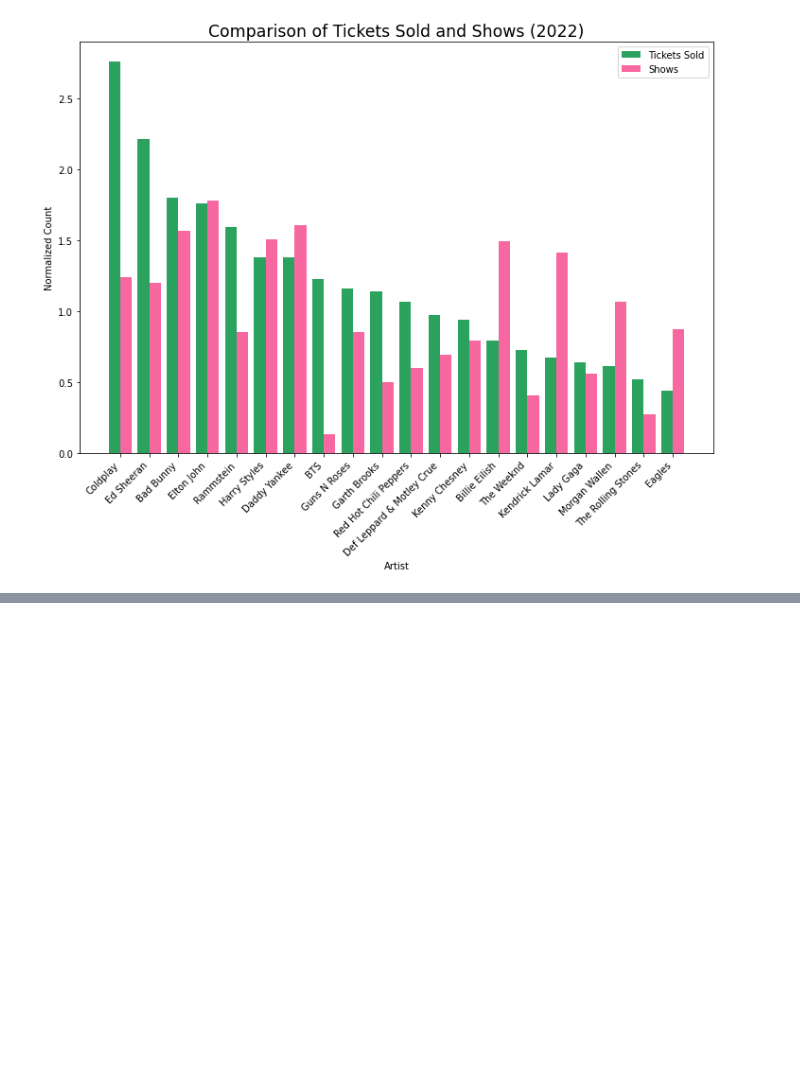
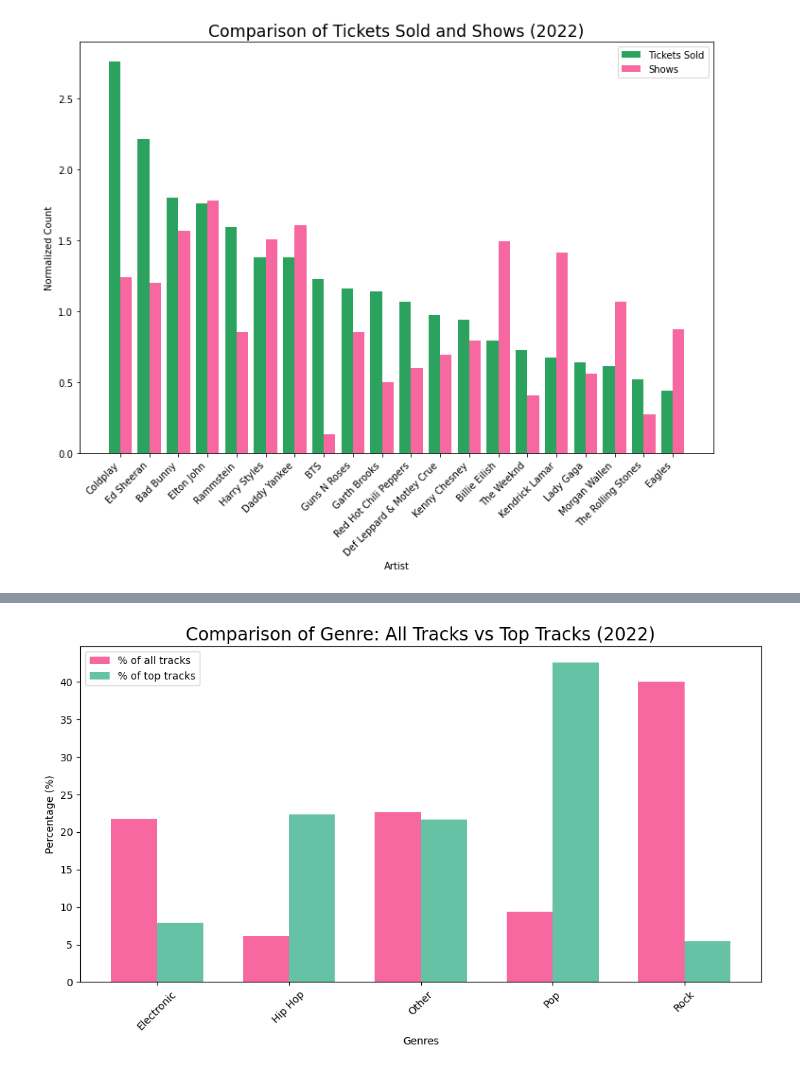
Before and after one commit to DrakeData/MSDS455-The_Show, a Jupyter notebook: Artsy Analysts.ipynb, the cells around one changed output, grey strips where cells are left out. Cells and saved outputs as stored; diff of their text form; code cells hidden in the pictures; blank space fills up the shorter version.

```diff
--- a/Artsy Analysts.ipynb
+++ b/Artsy Analysts.ipynb
@@ -993,0 +1938,35 @@ plt.show()
+# %%
+fig, ax = plt.subplots(figsize=(10, 6))
+
+# Define the width of each bar
+bar_width = 0.35
+
+# Calculate the positions of the left side of the bars
+bar_positions = np.arange(len(genre_2022['genres_update']))
+
+# Plot the bars for all genres
+ax.bar(genre_2022['genres_update'], genre_2022['% of all Albums'], label='% of all tracks', width=bar_width, color='#f768a1')
+
+# Plot the bars for top genres
+ax.bar(bar_positions + bar_width, genre_2022['% of top Albums'], label='% of top tracks', width=bar_width, color='#66c2a4')
+
+# Set the title and labels
+ax.set_title('Comparison of Genre: All Tracks vs Top Tracks (2022)', fontsize = 'xx-large')
+ax.set_xlabel('Genres')
+ax.set_ylabel('Percentage (%)')
+
+# Add a legend
+ax.legend()
+
+# Set the x-axis ticks and labels
+ax.set_xticks(bar_positions + bar_width / 2)
+ax.set_xticklabels(genre_2022['genres_update'])
+
+# Rotate the x-axis labels for better readability
+plt.xticks(rotation=45)
+
+# Display the chart
+plt.tight_layout()
+plt.show()
+# %% [output]
+[figure, added]
```
Also changed, not shown: parts of 59 cells of this notebook, 2 other files.
